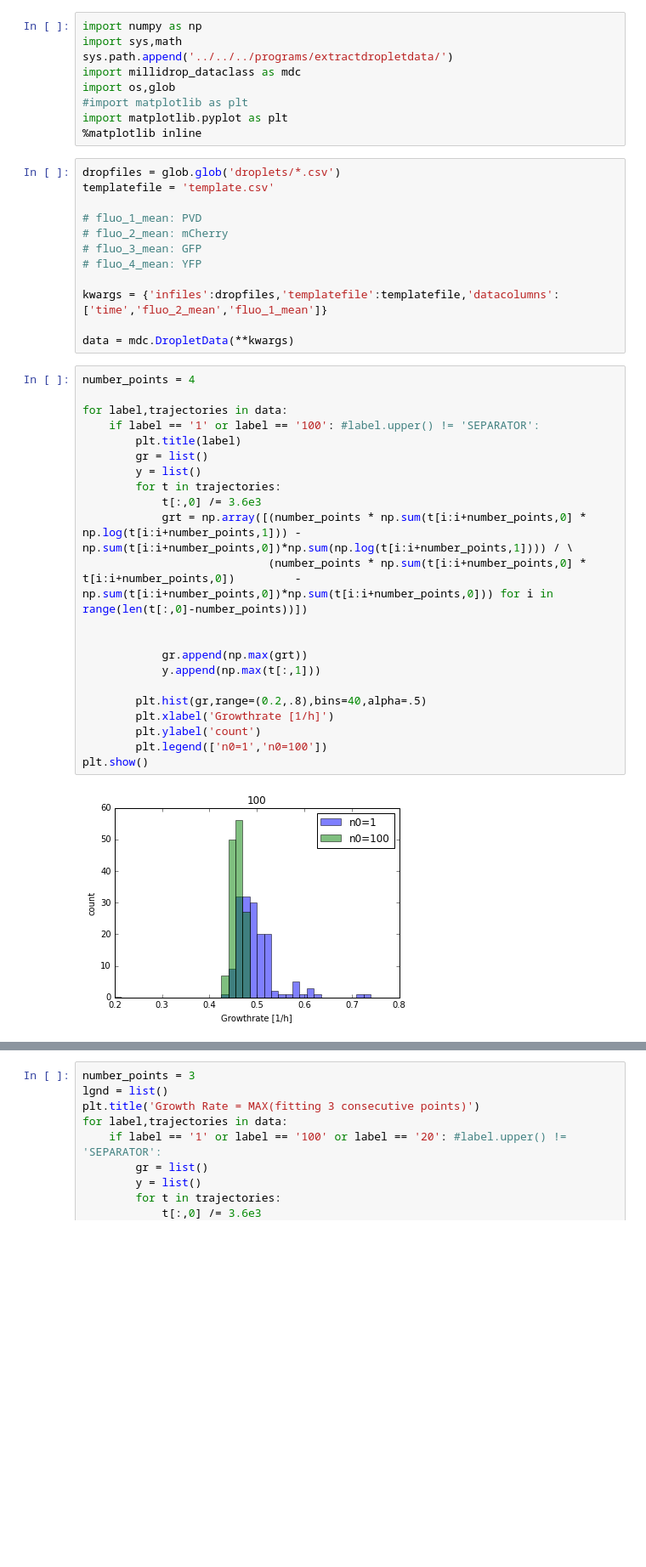
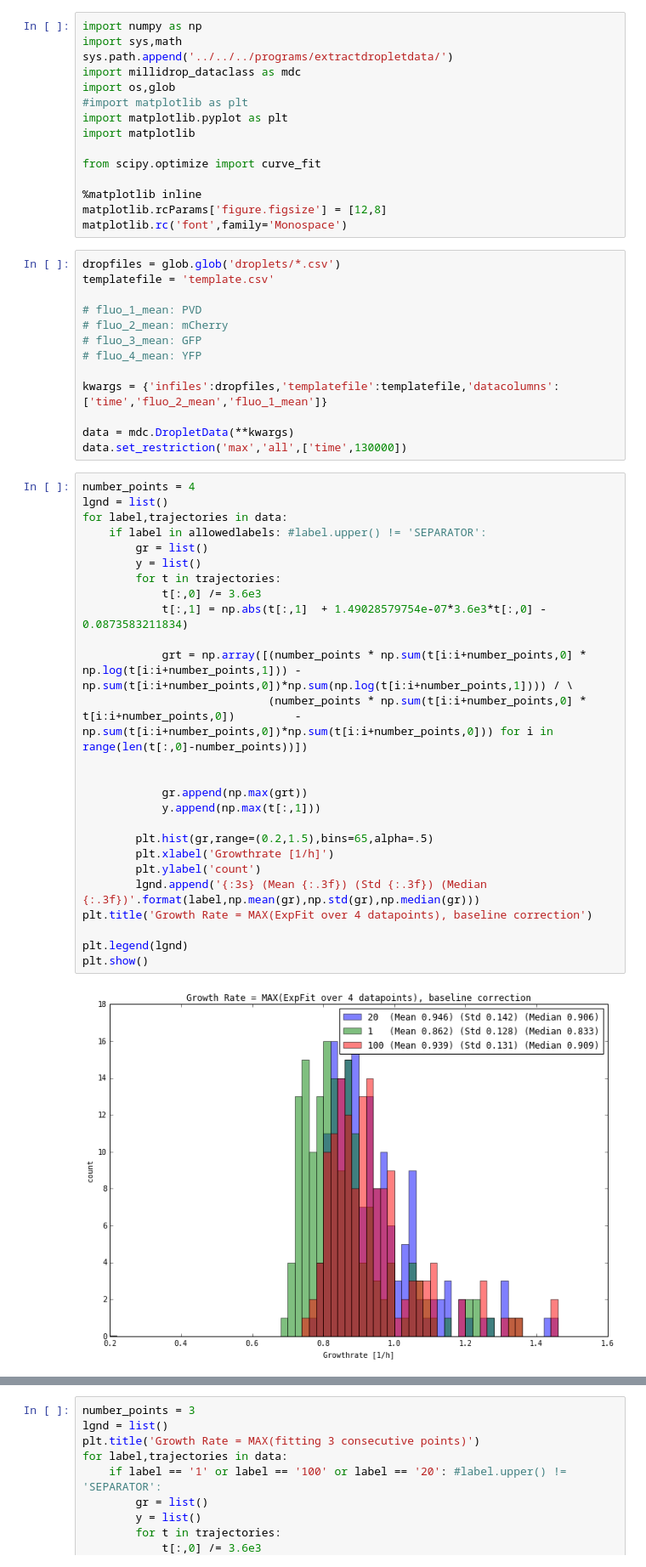
Before and after one commit to lukasgeyrhofer/millifluidcs, a Jupyter notebook: qbio/analysis_170810.ipynb, the cells around one changed output, grey strips where cells are left out. Shown at 85% size. Cells and saved outputs as stored; diff of their text form; blank space fills up the shorter version.

```diff
--- a/qbio/analysis_170810.ipynb
+++ b/qbio/analysis_170810.ipynb
@@ -6,7 +6,13 @@ import millidrop_dataclass as mdc
 import os,glob
 #import matplotlib as plt
 import matplotlib.pyplot as plt
+import matplotlib
+
+from scipy.optimize import curve_fit
+
 %matplotlib inline
+matplotlib.rcParams['figure.figsize'] = [12,8]
+matplotlib.rc('font',family='Monospace')
 # %%
 dropfiles = glob.glob('droplets/*.csv')
 templatefile = 'template.csv'
@@ -19,27 +25,32 @@ templatefile = 'template.csv'
 kwargs = {'infiles':dropfiles,'templatefile':templatefile,'datacolumns':['time','fluo_2_mean','fluo_1_mean']}
 
 data = mdc.DropletData(**kwargs)
+data.set_restriction('max','all',['time',130000])
 # %%
 number_points = 4
-
+lgnd = list()
 for label,trajectories in data:
-    if label == '1' or label == '100': #label.upper() != 'SEPARATOR':
-        plt.title(label)
+    if label in allowedlabels: #label.upper() != 'SEPARATOR':
         gr = list()
         y = list()
         for t in trajectories:
             t[:,0] /= 3.6e3
+            t[:,1] = np.abs(t[:,1]  + 1.49028579754e-07*3.6e3*t[:,0] - 0.0873583211834)
+
             grt = np.array([(number_points * np.sum(t[i:i+number_points,0] * np.log(t[i:i+number_points,1])) - np.sum(t[i:i+number_points,0])*np.sum(np.log(t[i:i+number_points,1]))) / \
                             (number_points * np.sum(t[i:i+number_points,0] * t[i:i+number_points,0])         - np.sum(t[i:i+number_points,0])*np.sum(t[i:i+number_points,0])) for i in range(len(t[:,0]-number_points))])
 
 
             gr.append(np.max(grt))
             y.append(np.max(t[:,1]))
 
-        plt.hist(gr,range=(0.2,.8),bins=40,alpha=.5)
+        plt.hist(gr,range=(0.2,1.5),bins=65,alpha=.5)
         plt.xlabel('Growthrate [1/h]')
         plt.ylabel('count')
-        plt.legend(['n0=1','n0=100'])
+        lgnd.append('{:3s} (Mean {:.3f}) (Std {:.3f}) (Median {:.3f})'.format(label,np.mean(gr),np.std(gr),np.median(gr)))
+plt.title('Growth Rate = MAX(ExpFit over 4 datapoints), baseline correction')
+
+plt.legend(lgnd)
 plt.show()
 # %% [output]
-[figure, old version]
+[figure, new version]
```
Also changed, not shown: parts of 6 cells of this notebook.
